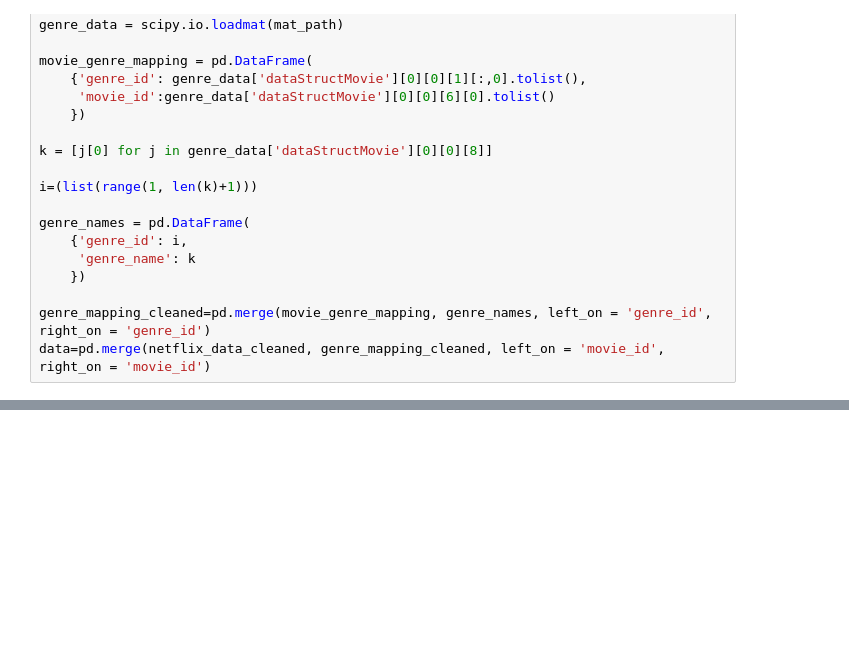
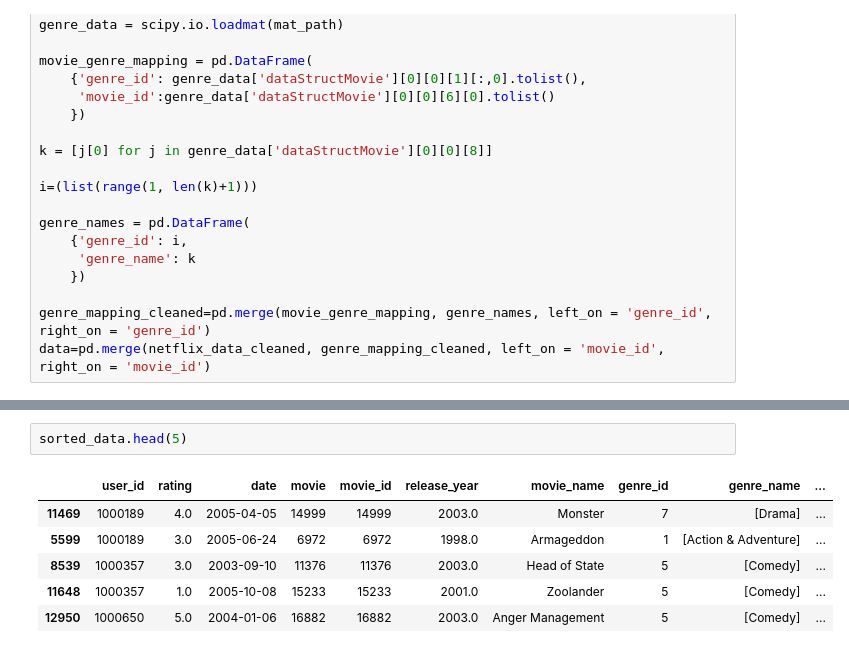
Before and after one commit to zfx0726/aa228_final_project, a Jupyter notebook: final_data_processing.ipynb, the cells around one changed output, grey strips where cells are left out. Saved outputs shown, nothing was run; the diff lists cells and outputs as text; blank space fills up the shorter version.

```diff
--- a/final_data_processing.ipynb
+++ b/final_data_processing.ipynb
@@ -146,0 +138,9 @@ data.tail(100)
+# %%
+sorted_data.head(5)
+# %% [output]
+|  | user_id | rating | date | movie | movie_id | release_year | movie_name | genre_id | genre_name | ... |
+| 11469 | 1000189 | 4.0 | 2005-04-05 | 14999 | 14999 | 2003.0 | Monster | 7 | [Drama] | ... |
+| 5599 | 1000189 | 3.0 | 2005-06-24 | 6972 | 6972 | 1998.0 | Armageddon | 1 | [Action & Adventure] | ... |
+| 8539 | 1000357 | 3.0 | 2003-09-10 | 11376 | 11376 | 2003.0 | Head of State | 5 | [Comedy] | ... |
+| 11648 | 1000357 | 1.0 | 2005-10-08 | 15233 | 15233 | 2001.0 | Zoolander | 5 | [Comedy] | ... |
+| 12950 | 1000650 | 5.0 | 2004-01-06 | 16882 | 16882 | 2003.0 | Anger Management | 5 | [Comedy] | ... |
```
Also changed, not shown: parts of 15 cells of this notebook.
